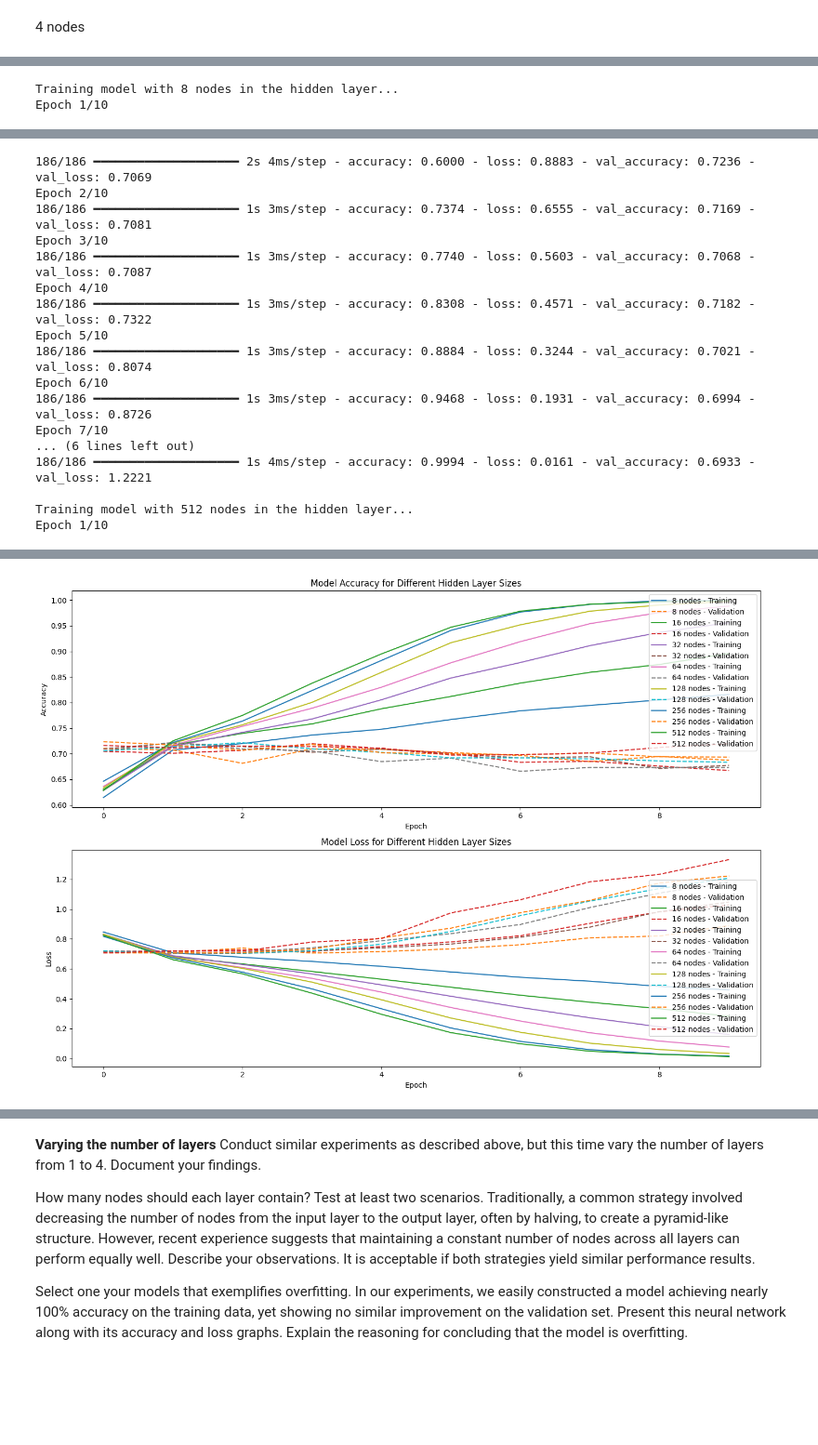
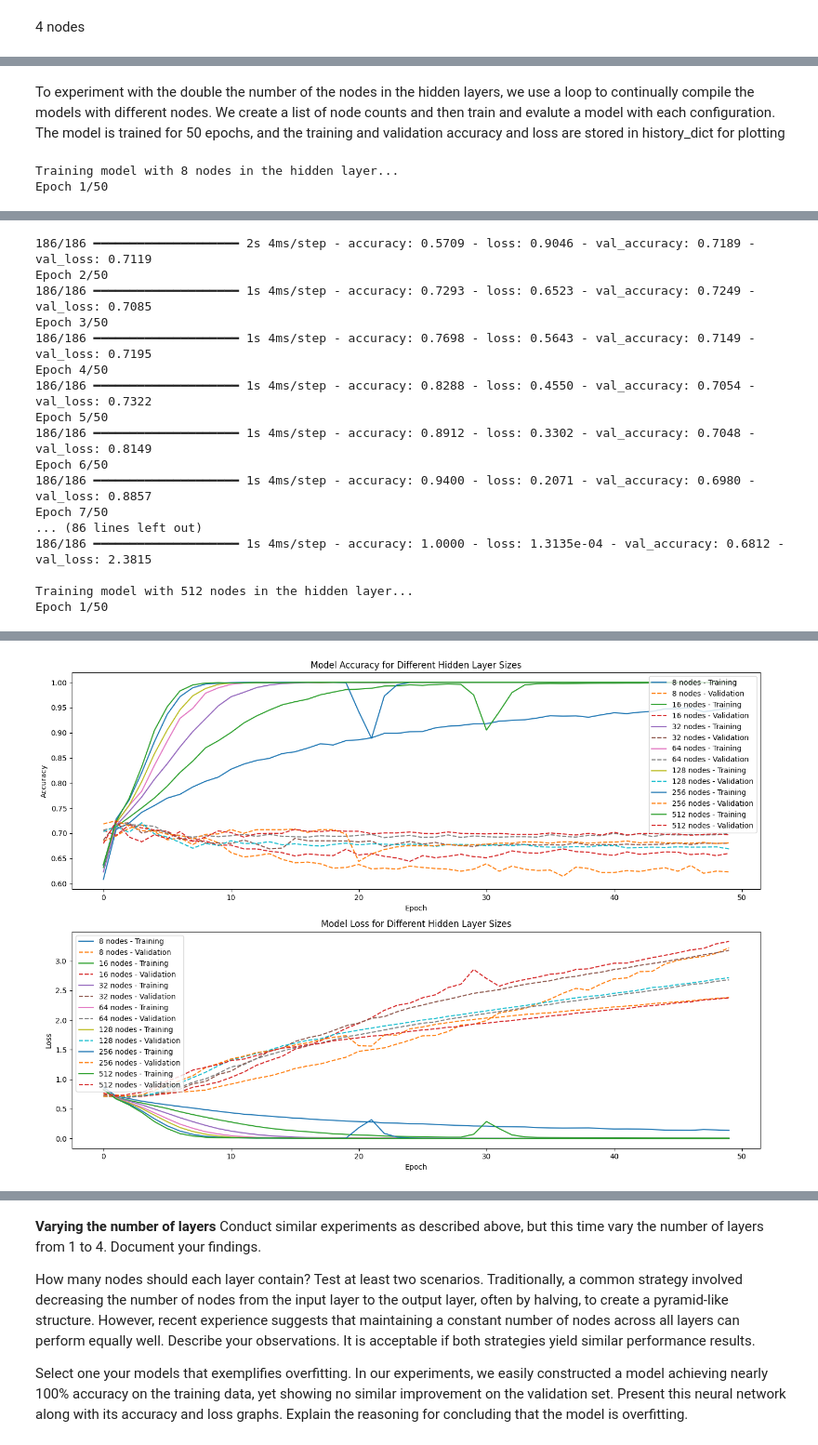
Before and after one commit to rennylee/Neural-Networks, a Jupyter notebook: csi4106-f24-a3-300240688-300228879.ipynb, the cells around one changed output, grey strips where cells are left out. Shown at 93% size. Cells and saved outputs as stored; diff of their text form; code cells hidden in the pictures; blank space fills up the shorter version.

```diff
--- a/csi4106-f24-a3-300240688-300228879.ipynb
+++ b/csi4106-f24-a3-300240688-300228879.ipynb
@@ -488,3 +491,5 @@ The rest of 7 experiments
+# %% [markdown]
+To experiment with the double the number of the nodes in the hidden layers, we use a loop to continually compile the models with different nodes. We create a list of node counts and then train and evalute a model with each configuration. The model is trained for 50 epochs, and the training and validation accuracy and loss are stored in history_dict for plotting
 # %%
 node_counts = [8, 16, 32, 64, 128, 256, 512]
 history_dict = {}
@@ -498,7 +503,7 @@ for nodes in node_counts:
 
     nn_model_single_node.compile(optimizer='adam',loss='categorical_crossentropy', metrics=['accuracy'])
 
-    history = nn_model_single_node.fit(X1_train, y1_train_categorical, epochs=10, batch_size=32, verbose=1, validation_data=(X1_test, y1_test_categorical))
+    history = nn_model_single_node.fit(X1_train, y1_train_categorical, epochs=50, batch_size=32, verbose=1, validation_data=(X1_test, y1_test_categorical))
 
     history_dict[nodes] = history.history
 
@@ -526,4 +531,4 @@ plt.tight_layout()
 plt.show()
 # %% [output]
 Training model with 8 nodes in the hidden layer...
-Epoch 1/10
+Epoch 1/50
@@ -615,17 +620,17 @@ Epoch 1/10
-186/186 ━━━━━━━━━━━━━━━━━━━━ 2s 4ms/step - accuracy: 0.6000 - loss: 0.8883 - val_accuracy: 0.7236 - val_loss: 0.7069
-Epoch 2/10
-186/186 ━━━━━━━━━━━━━━━━━━━━ 1s 3ms/step - accuracy: 0.7374 - loss: 0.6555 - val_accuracy: 0.7169 - val_loss: 0.7081
-Epoch 3/10
-186/186 ━━━━━━━━━━━━━━━━━━━━ 1s 3ms/step - accuracy: 0.7740 - loss: 0.5603 - val_accuracy: 0.7068 - val_loss: 0.7087
-Epoch 4/10
-186/186 ━━━━━━━━━━━━━━━━━━━━ 1s 3ms/step - accuracy: 0.8308 - loss: 0.4571 - val_accuracy: 0.7182 - val_loss: 0.7322
-Epoch 5/10
-186/186 ━━━━━━━━━━━━━━━━━━━━ 1s 3ms/step - accuracy: 0.8884 - loss: 0.3244 - val_accuracy: 0.7021 - val_loss: 0.8074
-Epoch 6/10
-186/186 ━━━━━━━━━━━━━━━━━━━━ 1s 3ms/step - accuracy: 0.9468 - loss: 0.1931 - val_accuracy: 0.6994 - val_loss: 0.8726
-Epoch 7/10
-... (6 lines left out)
-186/186 ━━━━━━━━━━━━━━━━━━━━ 1s 4ms/step - accuracy: 0.9994 - loss: 0.0161 - val_accuracy: 0.6933 - val_loss: 1.2221
+186/186 ━━━━━━━━━━━━━━━━━━━━ 2s 4ms/step - accuracy: 0.5709 - loss: 0.9046 - val_accuracy: 0.7189 - val_loss: 0.7119
+Epoch 2/50
+186/186 ━━━━━━━━━━━━━━━━━━━━ 1s 4ms/step - accuracy: 0.7293 - loss: 0.6523 - val_accuracy: 0.7249 - val_loss: 0.7085
+Epoch 3/50
+186/186 ━━━━━━━━━━━━━━━━━━━━ 1s 4ms/step - accuracy: 0.7698 - loss: 0.5643 - val_accuracy: 0.7149 - val_loss: 0.7195
+Epoch 4/50
+186/186 ━━━━━━━━━━━━━━━━━━━━ 1s 4ms/step - accuracy: 0.8288 - loss: 0.4550 - val_accuracy: 0.7054 - val_loss: 0.7322
+Epoch 5/50
+186/186 ━━━━━━━━━━━━━━━━━━━━ 1s 4ms/step - accuracy: 0.8912 - loss: 0.3302 - val_accuracy: 0.7048 - val_loss: 0.8149
+Epoch 6/50
+186/186 ━━━━━━━━━━━━━━━━━━━━ 1s 4ms/step - accuracy: 0.9400 - loss: 0.2071 - val_accuracy: 0.6980 - val_loss: 0.8857
+Epoch 7/50
+... (86 lines left out)
+186/186 ━━━━━━━━━━━━━━━━━━━━ 1s 4ms/step - accuracy: 1.0000 - loss: 1.3135e-04 - val_accuracy: 0.6812 - val_loss: 2.3815
 
 Training model with 512 nodes in the hidden layer...
-Epoch 1/10
+Epoch 1/50
@@ -651 +654 @@ Epoch 10/10
-[figure, old version]
+[figure, new version]
```
Also changed, not shown: parts of 9 cells of this notebook.
